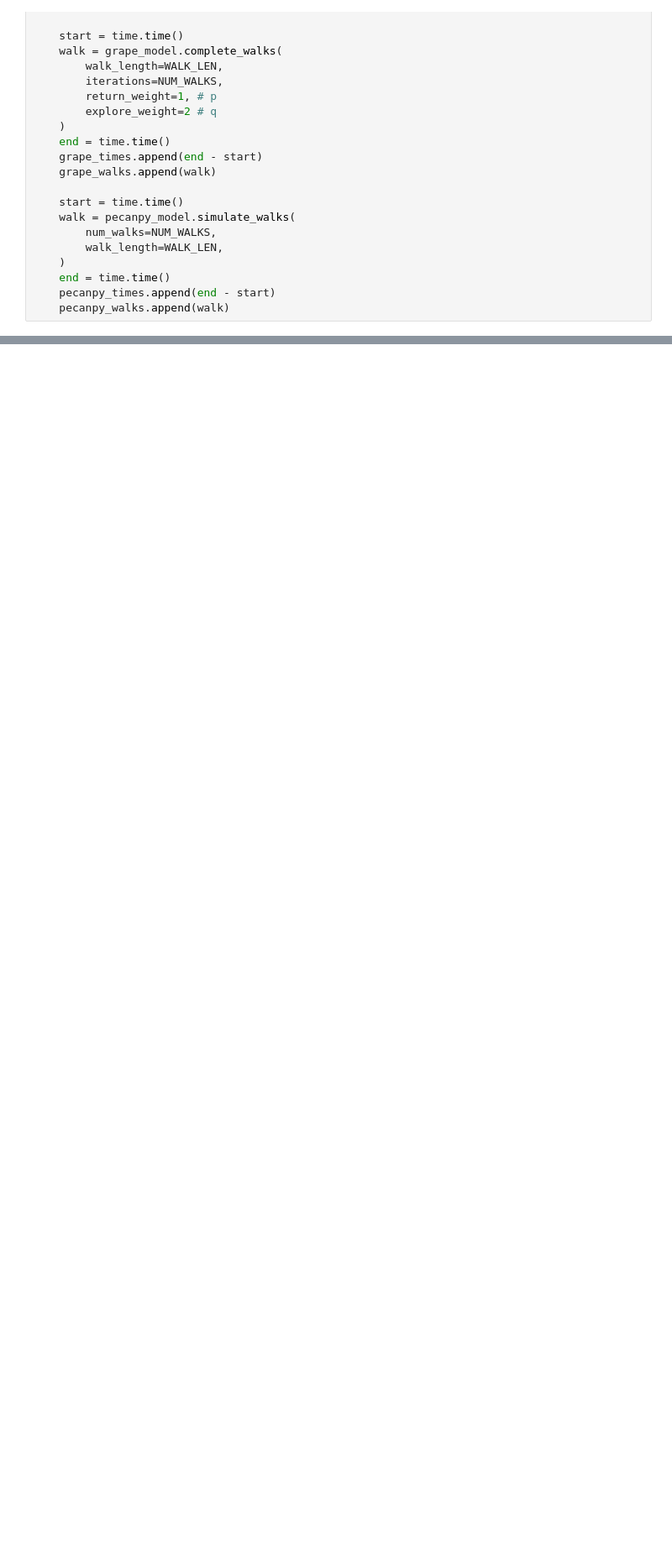
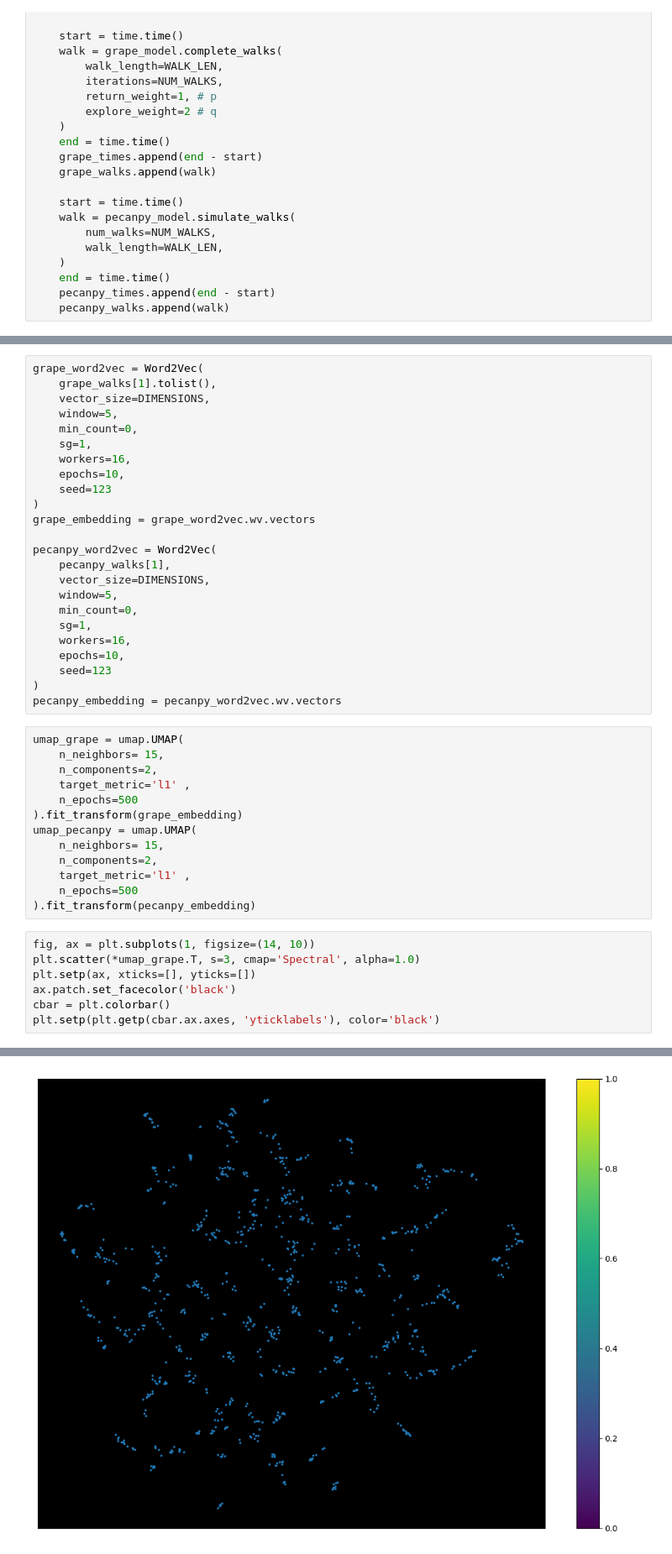
Before and after one commit to andersontruong/gnn-transport, a Jupyter notebook: embeddings/benchmark.ipynb, the cells around one changed output, grey strips where cells are left out. Shown at 84% size. Cells and saved outputs as stored; diff of their text form; blank space fills up the shorter version.

Commit message:
add embedding viz

```diff
--- a/embeddings/benchmark.ipynb
+++ b/embeddings/benchmark.ipynb
@@ -115,0 +114,45 @@ plt.savefig('./figures/gen_times.png', dpi=300)
+# %%
+grape_word2vec = Word2Vec(
+    grape_walks[1].tolist(),
+    vector_size=DIMENSIONS,
+    window=5,
+    min_count=0,
+    sg=1,
+    workers=16,
+    epochs=10,
+    seed=123
+)
+grape_embedding = grape_word2vec.wv.vectors
+
+pecanpy_word2vec = Word2Vec(
+    pecanpy_walks[1],
+    vector_size=DIMENSIONS,
+    window=5,
+    min_count=0,
+    sg=1,
+    workers=16,
+    epochs=10,
+    seed=123
+)
+pecanpy_embedding = pecanpy_word2vec.wv.vectors
+# %%
+umap_grape = umap.UMAP(
+    n_neighbors= 15,
+    n_components=2,
+    target_metric='l1' ,
+    n_epochs=500
+).fit_transform(grape_embedding)
+umap_pecanpy = umap.UMAP(
+    n_neighbors= 15,
+    n_components=2,
+    target_metric='l1' ,
+    n_epochs=500
+).fit_transform(pecanpy_embedding)
+# %%
+fig, ax = plt.subplots(1, figsize=(14, 10))
+plt.scatter(*umap_grape.T, s=3, cmap='Spectral', alpha=1.0)
+plt.setp(ax, xticks=[], yticks=[])
+ax.patch.set_facecolor('black')
+cbar = plt.colorbar()
+plt.setp(plt.getp(cbar.ax.axes, 'yticklabels'), color='black')
+# %% [output]
@@ -115,0 +160 @@ plt.savefig('./figures/gen_times.png', dpi=300)
+[figure, added]
```
Also changed, not shown: parts of 5 cells of this notebook, 1 other file.
